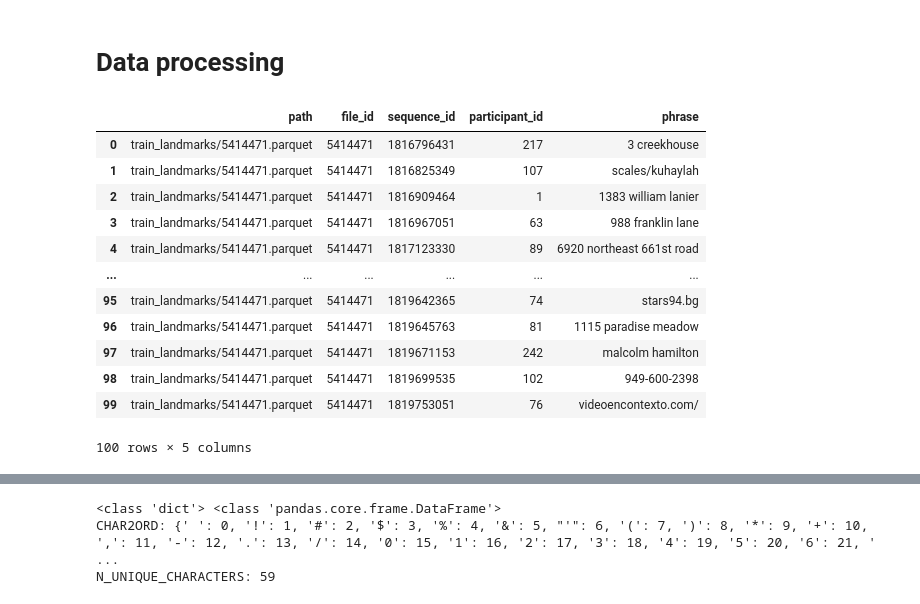
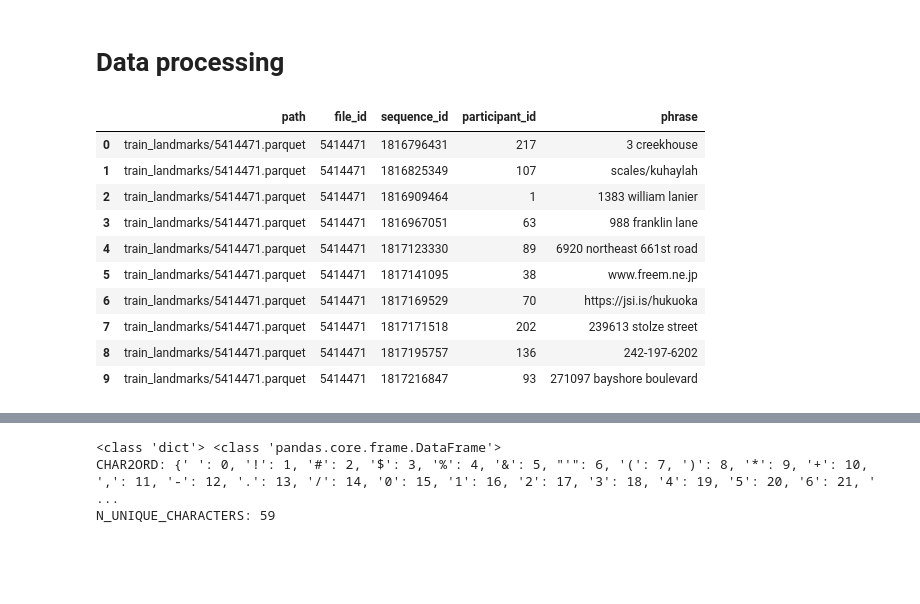
Before and after one commit to Nekoiii/Kaggle_notebook, a Jupyter notebook: sign-language-fingerspelling-recognition-2.ipynb, the cells around one changed output, grey strips where cells are left out. Saved outputs shown, nothing was run; the diff lists cells and outputs as text; code cells hidden in the pictures; blank space fills up the shorter version.

```diff
--- a/sign-language-fingerspelling-recognition-2.ipynb
+++ b/sign-language-fingerspelling-recognition-2.ipynb
@@ -23,22 +23,20 @@ from scipy.stats import skew, kurtosis
 DEBUG = True
 # %%
 train_path=f'{base_path}/train.csv'
-train = pd.read_csv(train_path).head(100) if DEBUG else pd.read_csv(file_path)
+train = pd.read_csv(train_path).head(10) if DEBUG else pd.read_csv(file_path)
 train
 # %% [output]
 |  | path | file_id | sequence_id | participant_id | phrase |
 | 0 | train_landmarks/5414471.parquet | 5414471 | 1816796431 | 217 | 3 creekhouse |
 | 1 | train_landmarks/5414471.parquet | 5414471 | 1816825349 | 107 | scales/kuhaylah |
 | 2 | train_landmarks/5414471.parquet | 5414471 | 1816909464 | 1 | 1383 william lanier |
 | 3 | train_landmarks/5414471.parquet | 5414471 | 1816967051 | 63 | 988 franklin lane |
 | 4 | train_landmarks/5414471.parquet | 5414471 | 1817123330 | 89 | 6920 northeast 661st road |
-| ... | ... | ... | ... | ... | ... |
-| 95 | train_landmarks/5414471.parquet | 5414471 | 1819642365 | 74 | stars94.bg |
-| 96 | train_landmarks/5414471.parquet | 5414471 | 1819645763 | 81 | 1115 paradise meadow |
-| 97 | train_landmarks/5414471.parquet | 5414471 | 1819671153 | 242 | malcolm hamilton |
-| 98 | train_landmarks/5414471.parquet | 5414471 | 1819699535 | 102 | 949-600-2398 |
-| 99 | train_landmarks/5414471.parquet | 5414471 | 1819753051 | 76 | videoencontexto.com/ |
+| 5 | train_landmarks/5414471.parquet | 5414471 | 1817141095 | 38 | www.freem.ne.jp |
+| 6 | train_landmarks/5414471.parquet | 5414471 | 1817169529 | 70 | https://jsi.is/hukuoka |
+| 7 | train_landmarks/5414471.parquet | 5414471 | 1817171518 | 202 | 239613 stolze street |
+| 8 | train_landmarks/5414471.parquet | 5414471 | 1817195757 | 136 | 242-197-6202 |
+| 9 | train_landmarks/5414471.parquet | 5414471 | 1817216847 | 93 | 271097 bayshore boulevard |
-100 rows × 5 columns
 # %%
 train['phrase_char'] = train['phrase'].apply(tuple)
 train['phrase_char_len'] = train['phrase_char'].apply(len)
```
Also changed, not shown: parts of 30 cells of this notebook.
